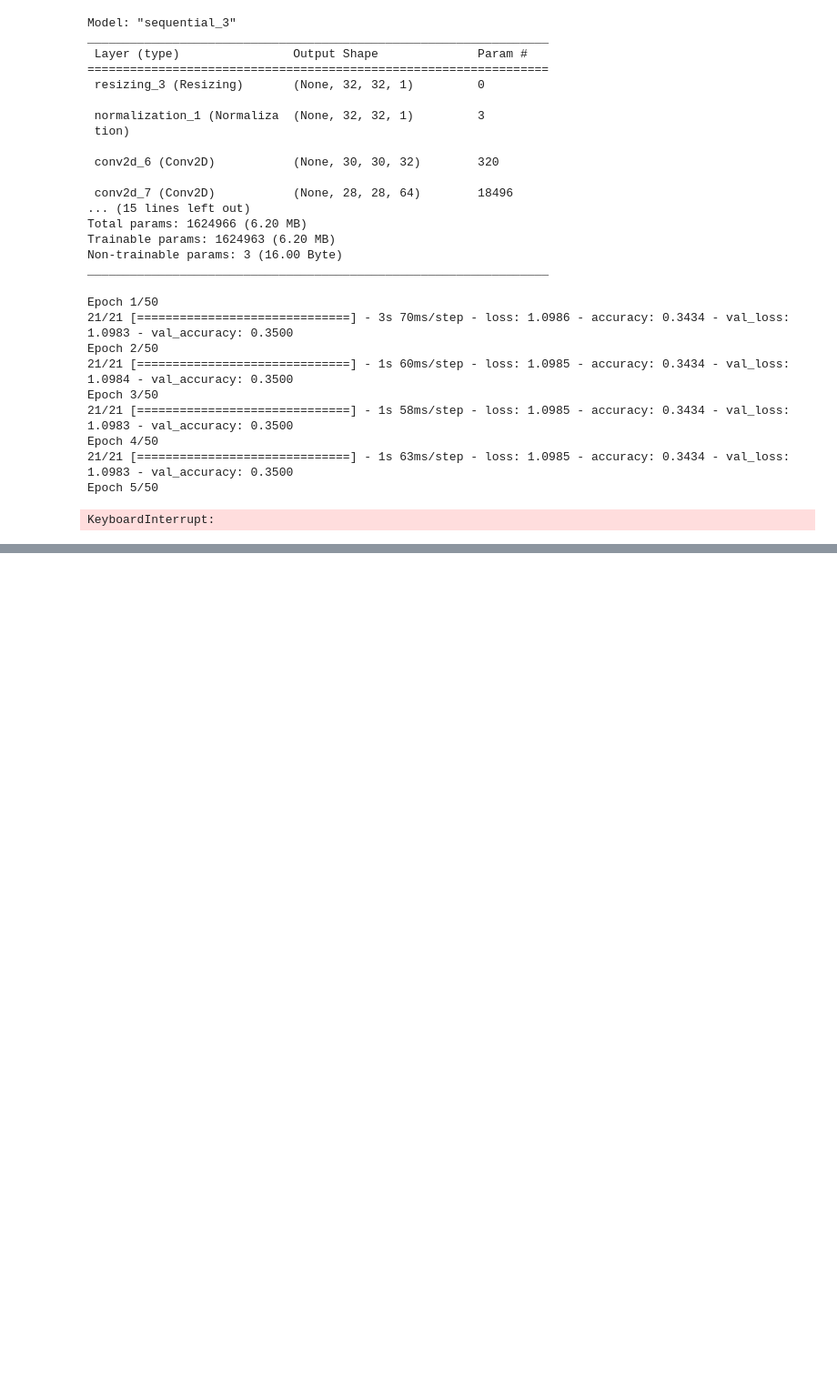
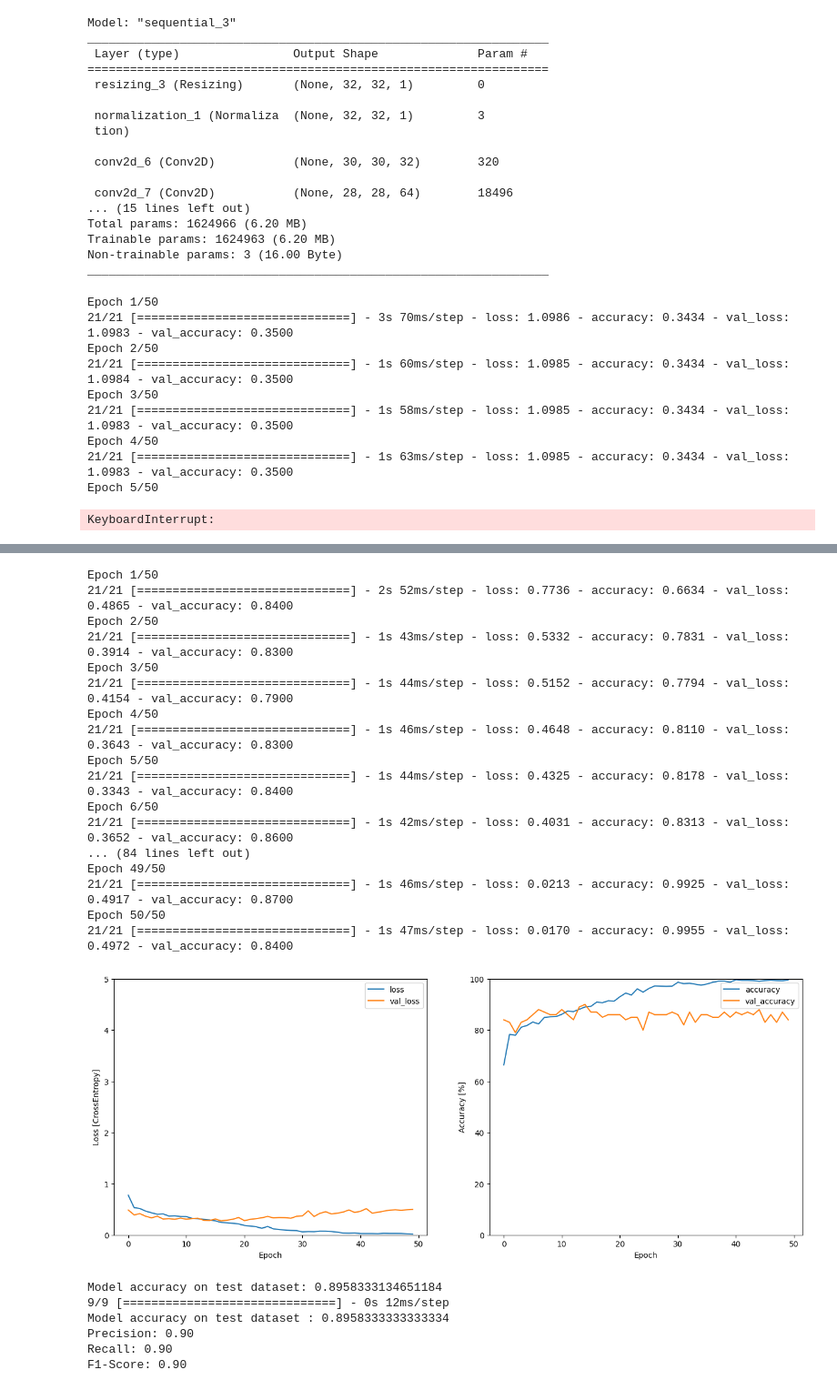
Before and after one commit to RaphaELGrisel/Drone_Audio_Classification, a Jupyter notebook: notebooks/Multi_classification.ipynb, the cells around one changed output, grey strips where cells are left out. Shown at 91% size. Drawn from its saved outputs; the diff is of its cells as text; code cells hidden in the pictures; blank space fills up the shorter version.

```diff
--- a/notebooks/Multi_classification.ipynb
+++ b/notebooks/Multi_classification.ipynb
@@ -292,0 +307,2 @@ KeyboardInterrupt:
+# %%
+train_mfcc_multi, val_mfcc_multi, test_mfcc_multi = multi_mfcc_dataset.get_mfcc_dataset()
@@ -292,0 +318,5 @@ KeyboardInterrupt:
+# %%
+from model import Model
+
+Multi_mfcc_Model = Model(train_mfcc_multi)
+Multi_mfcc_cnn = Multi_mfcc_Model.CNN(3,(124,80,1))
@@ -292,0 +341,25 @@ KeyboardInterrupt:
+# %%
+from train import Train
+
+training_mfcc_multi = Train(50,train_mfcc_multi,val_mfcc_multi,Multi_mfcc_cnn)
+# %%
+trained_mfcc_multi = training_mfcc_multi.training_loop()
+# %% [output]
+Epoch 1/50
+21/21 [==============================] - 2s 52ms/step - loss: 0.7736 - accuracy: 0.6634 - val_loss: 0.4865 - val_accuracy: 0.8400
+Epoch 2/50
+21/21 [==============================] - 1s 43ms/step - loss: 0.5332 - accuracy: 0.7831 - val_loss: 0.3914 - val_accuracy: 0.8300
+Epoch 3/50
+21/21 [==============================] - 1s 44ms/step - loss: 0.5152 - accuracy: 0.7794 - val_loss: 0.4154 - val_accuracy: 0.7900
+Epoch 4/50
+21/21 [==============================] - 1s 46ms/step - loss: 0.4648 - accuracy: 0.8110 - val_loss: 0.3643 - val_accuracy: 0.8300
+Epoch 5/50
+21/21 [==============================] - 1s 44ms/step - loss: 0.4325 - accuracy: 0.8178 - val_loss: 0.3343 - val_accuracy: 0.8400
+Epoch 6/50
+21/21 [==============================] - 1s 42ms/step - loss: 0.4031 - accuracy: 0.8313 - val_loss: 0.3652 - val_accuracy: 0.8600
+... (84 lines left out)
+Epoch 49/50
+21/21 [==============================] - 1s 46ms/step - loss: 0.0213 - accuracy: 0.9925 - val_loss: 0.4917 - val_accuracy: 0.8700
+Epoch 50/50
+21/21 [==============================] - 1s 47ms/step - loss: 0.0170 - accuracy: 0.9955 - val_loss: 0.4972 - val_accuracy: 0.8400
+[figure, added]
@@ -292,0 +370,9 @@ KeyboardInterrupt:
+# %%
+y_true_mfcc_multi, y_pred_mfcc_multi, precision_mfcc_multi, recall_mfcc_multi, f1_mfcc_multi = evaluation_mfcc_multi.accuracy()
+# %% [output]
+Model accuracy on test dataset: 0.8958333134651184
+9/9 [==============================] - 0s 12ms/step
+Model accuracy on test dataset : 0.8958333333333334
+Precision: 0.90
+Recall: 0.90
+F1-Score: 0.90
```
Also changed, not shown: parts of 7 cells of this notebook.
